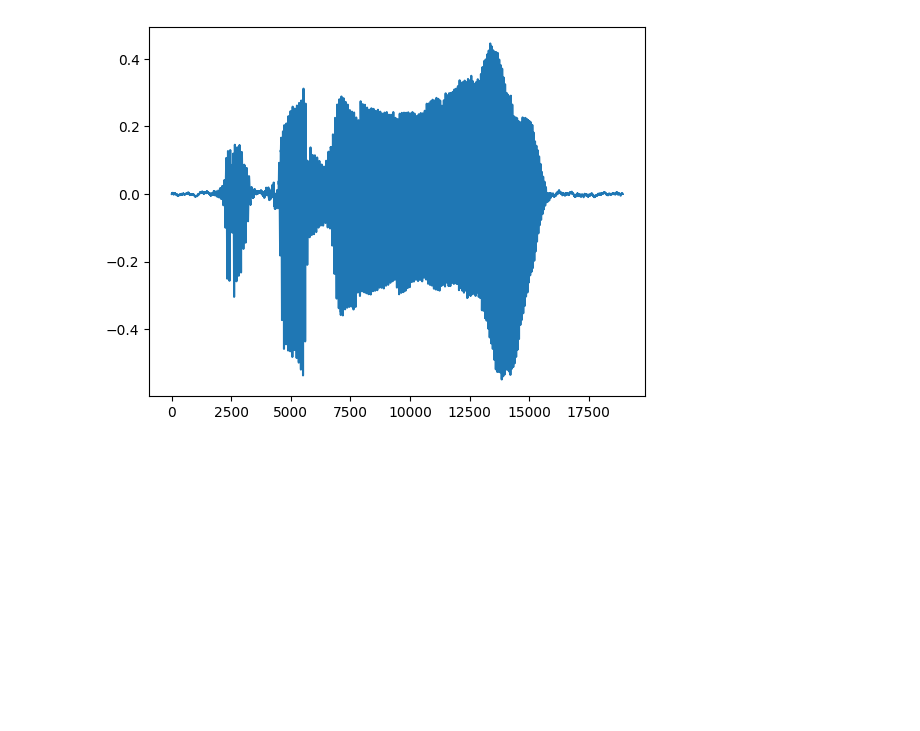
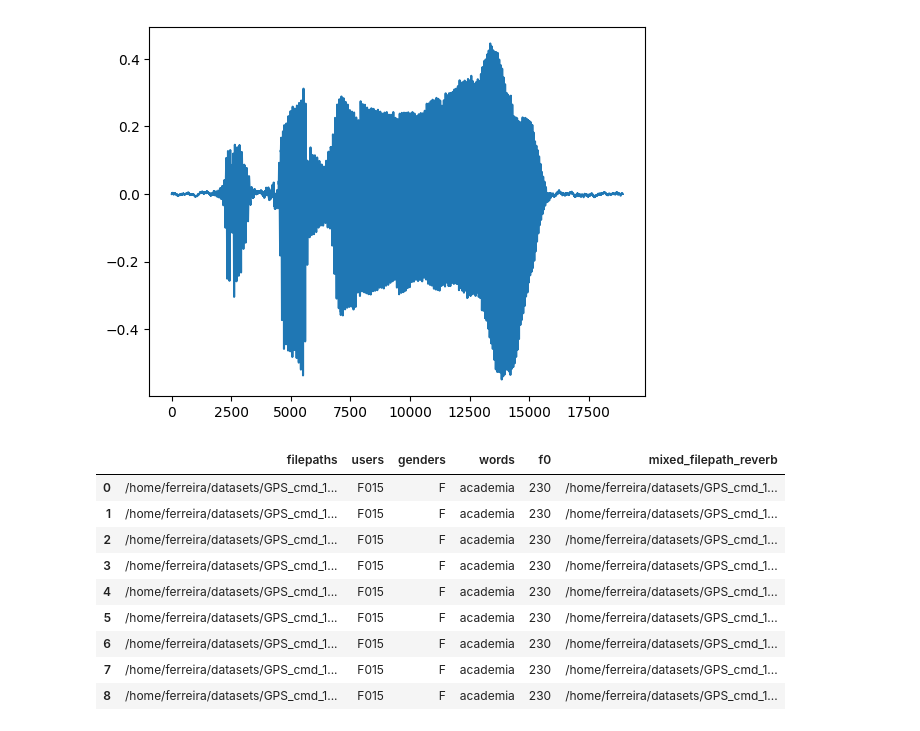
Before and after one commit to fernandasf/effect_pitch_classification, a Jupyter notebook: prepare_dataset/verify_audio.ipynb, the cells around one changed output. Cells and saved outputs as stored; diff of their text form; code cells hidden in the pictures; blank space fills up the shorter version.

```diff
--- a/prepare_dataset/verify_audio.ipynb
+++ b/prepare_dataset/verify_audio.ipynb
@@ -36,0 +44,14 @@ plt.plot(audio)
+# %%
+df = pd.read_csv("/home/ferreira/effect_pitch_classification/lists/test_reverb.csv")
+df
+# %% [output]
+|  | filepaths | users | genders | words | f0 | mixed_filepath_reverb |
+| 0 | /home/ferreira/datasets/GPS_cmd_1... | F015 | F | academia | 230 | /home/ferreira/datasets/GPS_cmd_1... |
+| 1 | /home/ferreira/datasets/GPS_cmd_1... | F015 | F | academia | 230 | /home/ferreira/datasets/GPS_cmd_1... |
+| 2 | /home/ferreira/datasets/GPS_cmd_1... | F015 | F | academia | 230 | /home/ferreira/datasets/GPS_cmd_1... |
+| 3 | /home/ferreira/datasets/GPS_cmd_1... | F015 | F | academia | 230 | /home/ferreira/datasets/GPS_cmd_1... |
+| 4 | /home/ferreira/datasets/GPS_cmd_1... | F015 | F | academia | 230 | /home/ferreira/datasets/GPS_cmd_1... |
+| 5 | /home/ferreira/datasets/GPS_cmd_1... | F015 | F | academia | 230 | /home/ferreira/datasets/GPS_cmd_1... |
+| 6 | /home/ferreira/datasets/GPS_cmd_1... | F015 | F | academia | 230 | /home/ferreira/datasets/GPS_cmd_1... |
+| 7 | /home/ferreira/datasets/GPS_cmd_1... | F015 | F | academia | 230 | /home/ferreira/datasets/GPS_cmd_1... |
+| 8 | /home/ferreira/datasets/GPS_cmd_1... | F015 | F | academia | 230 | /home/ferreira/datasets/GPS_cmd_1... |
```
Also changed, not shown: parts of 3 cells of this notebook, 6 other files.
